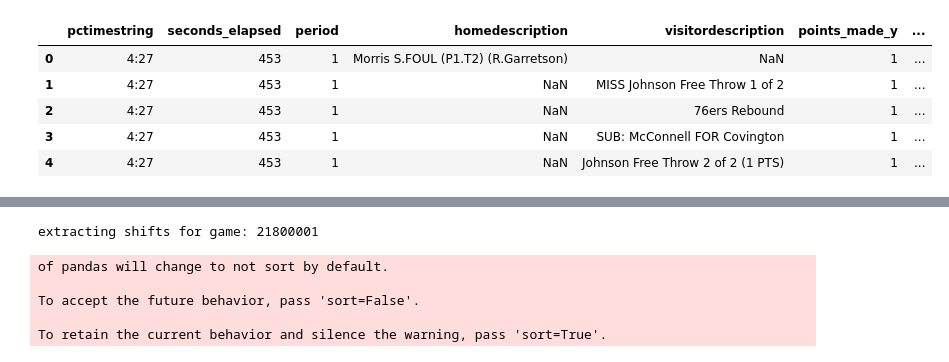
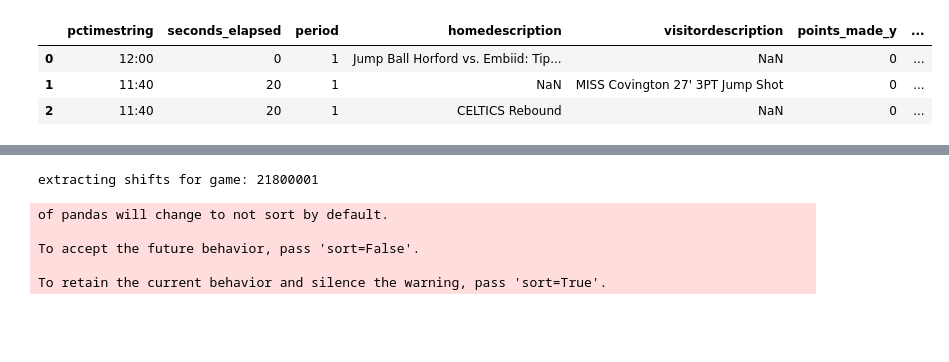
Before and after one commit to mcbarlowe/nbadbscripts, a Jupyter notebook: Untitled.ipynb, the cells around one changed output, grey strips where cells are left out. Drawn from its saved outputs; the diff is of its cells as text; code cells hidden in the pictures; blank space fills up the shorter version.

```diff
--- a/Untitled.ipynb
+++ b/Untitled.ipynb
@@ -90,12 +90,12 @@ for i in poss_index:
 # %%
 possession = [x.merge(points_by_second, on=['game_id', 'seconds_elapsed']) for x in shift_dfs]
 # %%
-possession[36][['pctimestring', 'seconds_elapsed','period','homedescription', 'visitordescription', 'points_made_y',
-                'home_possession', 'away_possession', 'event_type_de', 'event_team', 'is_d_rebound', 'is_o_rebound']]
+possession[0][['pctimestring', 'seconds_elapsed','period',
+               'homedescription', 'visitordescription', 'points_made_y',
+               'home_possession', 'away_possession', 'event_type_de',
+               'event_team', 'is_d_rebound', 'is_o_rebound']]
 # %% [output]
 |  | pctimestring | seconds_elapsed | period | homedescription | visitordescription | points_made_y | ... |
-| 0 | 4:27 | 453 | 1 | Morris S.FOUL (P1.T2) (R.Garretson) | NaN | 1 | ... |
-| 1 | 4:27 | 453 | 1 | NaN | MISS Johnson Free Throw 1 of 2 | 1 | ... |
-| 2 | 4:27 | 453 | 1 | NaN | 76ers Rebound | 1 | ... |
-| 3 | 4:27 | 453 | 1 | NaN | SUB: McConnell FOR Covington | 1 | ... |
-| 4 | 4:27 | 453 | 1 | NaN | Johnson Free Throw 2 of 2 (1 PTS) | 1 | ... |
+| 0 | 12:00 | 0 | 1 | Jump Ball Horford vs. Embiid: Tip... | NaN | 0 | ... |
+| 1 | 11:40 | 20 | 1 | NaN | MISS Covington 27' 3PT Jump Shot | 0 | ... |
+| 2 | 11:40 | 20 | 1 | CELTICS Rebound | NaN | 0 | ... |
```
Also changed, not shown: parts of 8 cells of this notebook.
